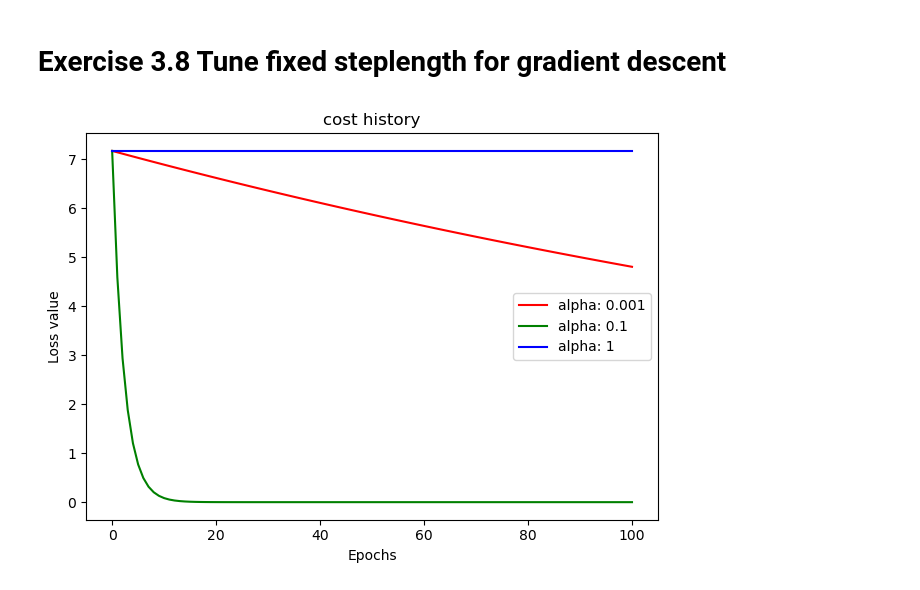
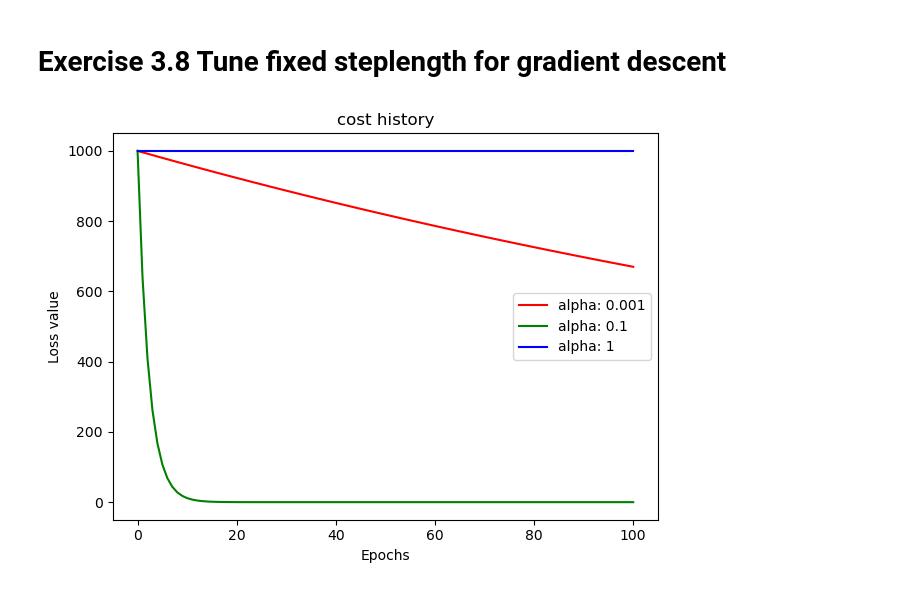
Before and after one commit to Zod-L/machine_learning_refined, a Jupyter notebook: mlrefined_exercises/ed_2/chapter_3/chapter_3_exercises.ipynb, the cells around one changed output. Cells and saved outputs as stored; diff of their text form; code cells hidden in the pictures.

```diff
--- a/mlrefined_exercises/ed_2/chapter_3/chapter_3_exercises.ipynb
+++ b/mlrefined_exercises/ed_2/chapter_3/chapter_3_exercises.ipynb
@@ -241,30 +241,30 @@ def gradient_descent(alpha,max_its,w):
 # %%
 
 # initial point
-w = np.random.randn(10, 1)
+w = 10 * np.ones((10, 1))
 max_its = 100
 
 # produce gradient descent runs
 alpha = 0.001
 cost_history_1 = gradient_descent(alpha,max_its,w.copy())
 
 alpha = 0.1
 cost_history_2 = gradient_descent(alpha,max_its,w.copy())
 
 alpha = 1
 cost_history_3 = gradient_descent(alpha,max_its,w.copy())
 
 # plot cost function histories
 ## TO DO
 plt.figure()
 x = np.arange(max_its+1)
 plt.plot(x, cost_history_1, color="r", label=f'alpha: {0.001}')
 plt.plot(x, cost_history_2, color="g", label=f'alpha: {0.1}')
 plt.plot(x, cost_history_3, color="b", label=f'alpha: {1}')
 plt.title("cost history")
 plt.xlabel('Epochs')
 plt.ylabel('Loss value')
 plt.legend()
 plt.show()
 # %% [output]
-[figure, old version]
+[figure, new version]
```
